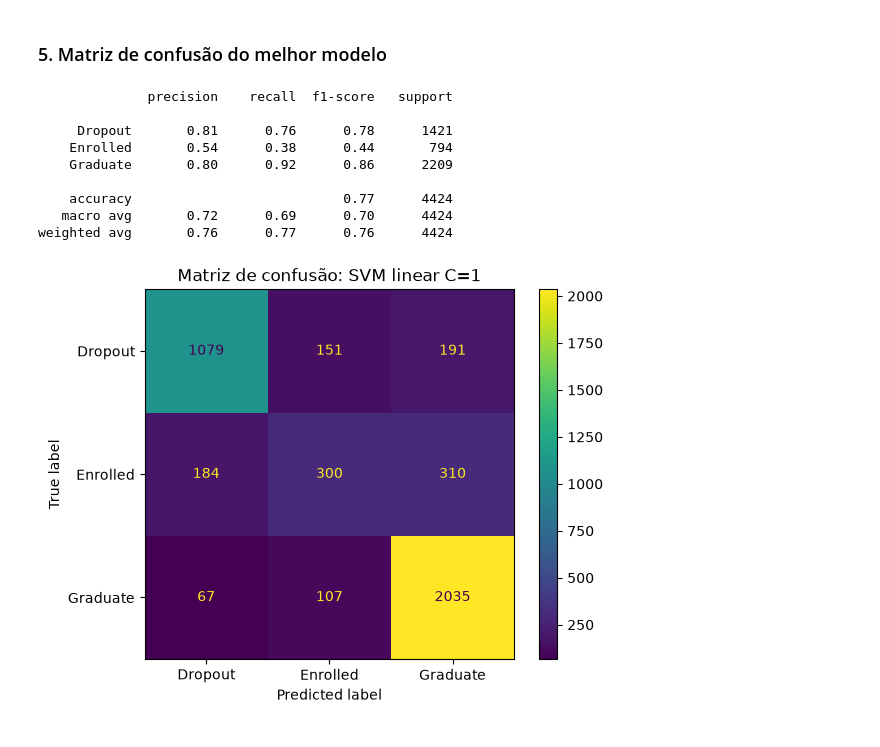
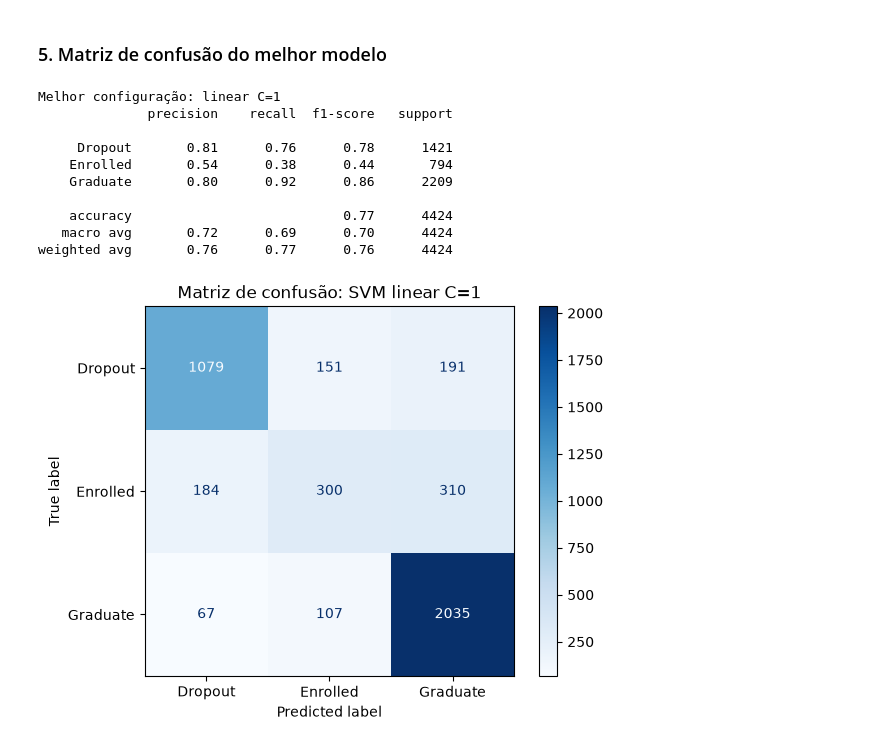
Before and after one commit to DaviComerio/trabalho-mineracao-de-dados, a Jupyter notebook: codigo/notebooks/02_svm.ipynb, the cells around one changed output. Cells and saved outputs as stored; diff of their text form; code cells hidden in the pictures.

```diff
--- a/codigo/notebooks/02_svm.ipynb
+++ b/codigo/notebooks/02_svm.ipynb
@@ -142,22 +142,25 @@ plt.show()
 # %% [markdown]
 ### 5. Matriz de confusão do melhor modelo
 # %%
-melhor = "linear C=1"
+melhor = max(previsoes, key=lambda n: f1_score(previsoes[n][0], previsoes[n][1], average="macro"))
+print(f"Melhor configuração: {melhor}")
+
 yt, yp = previsoes[melhor]
 print(classification_report(yt, yp))
-ConfusionMatrixDisplay.from_predictions(yt, yp)
+ConfusionMatrixDisplay.from_predictions(yt, yp, cmap="Blues")
 plt.title(f"Matriz de confusão: SVM {melhor}")
 Path("../../media").mkdir(parents=True, exist_ok=True)
 plt.savefig("../../media/matriz_confusao_svm.png", dpi=300, bbox_inches="tight")
 plt.show()
 # %% [output]
+Melhor configuração: linear C=1
               precision    recall  f1-score   support
 
      Dropout       0.81      0.76      0.78      1421
     Enrolled       0.54      0.38      0.44       794
     Graduate       0.80      0.92      0.86      2209
 
     accuracy                           0.77      4424
    macro avg       0.72      0.69      0.70      4424
 weighted avg       0.76      0.77      0.76      4424
-[figure, old version]
+[figure, new version]
```
Also changed, not shown: 3 other files.
